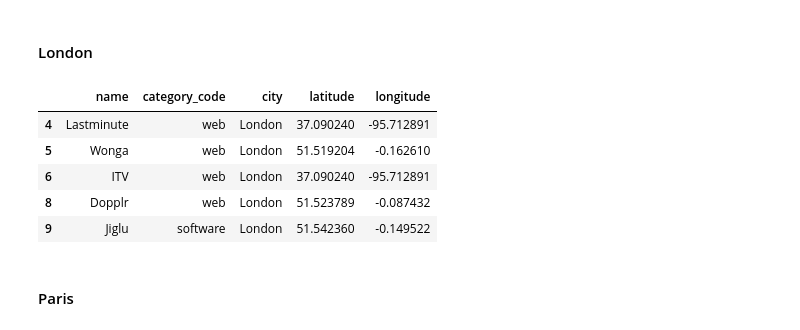
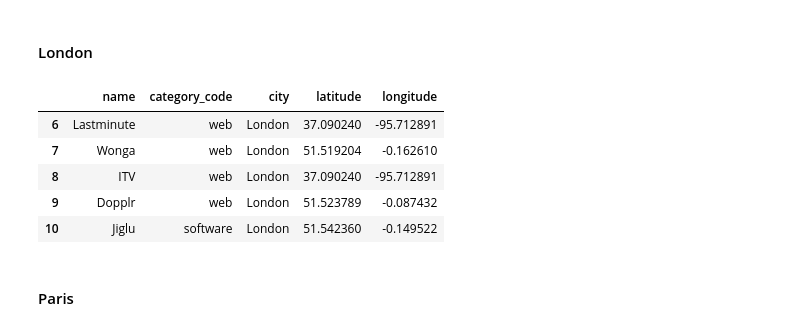
Before and after one commit to jperezllorente/geospatial-project, a Jupyter notebook: proyecto.ipynb, the cells around one changed output. Drawn from its saved outputs; the diff is of its cells as text; code cells hidden in the pictures.

```diff
--- a/proyecto.ipynb
+++ b/proyecto.ipynb
@@ -60,0 +49,24 @@ sf_df.head()
+# %%
+def collection(city, lim):
+
+    '''
+    This function extracts information from those companies(documents) of a MongoDB collection that fulfill the following conditions:
+        - The companies need to located in a specific city, which we set as argument depending in our interest.
+        - They have to operate in one of this fields: analytics, games-video, mobile, software or web
+
+    It takes as aruments the city we want to explore and the limit of obsevations we want
+
+    The function returns an object with the name, city, latitude and lonitude, and category of the company.
+
+    '''
+
+    x = pd.DataFrame(companies.find({"offices.city": city, "$or":[{"category_code": "games-video"},
+
+                                                       {"category_code": "mobile"}, {"category_code": "software"},
+
+                                                       {"category_code": "web"}]}, {
+
+    "name":1, "offices.city":1, "offices.latitude":1,
+    "offices.longitude":1, "category_code":1}).limit(lim))
+
+    return x
@@ -63,18 +105,18 @@ sf_df.head()
 # %%
-ln = collection("London", 30)
+ln = collection("London", 13)
 
 ln_df = fr.city_df(ln, "London")
 
 ln_df = ln_df.dropna(0, how = 'all', thresh = 4)
 
-ln_df.head()
+ln_df
 # %% [output]
 |  | name | category_code | city | latitude | longitude |
-| 4 | Lastminute | web | London | 37.090240 | -95.712891 |
-| 5 | Wonga | web | London | 51.519204 | -0.162610 |
-| 6 | ITV | web | London | 37.090240 | -95.712891 |
-| 8 | Dopplr | web | London | 51.523789 | -0.087432 |
-| 9 | Jiglu | software | London | 51.542360 | -0.149522 |
+| 6 | Lastminute | web | London | 37.090240 | -95.712891 |
+| 7 | Wonga | web | London | 51.519204 | -0.162610 |
+| 8 | ITV | web | London | 37.090240 | -95.712891 |
+| 9 | Dopplr | web | London | 51.523789 | -0.087432 |
+| 10 | Jiglu | software | London | 51.542360 | -0.149522 |
 # %% [markdown]
 #### Paris
 # %%
```
Also changed, not shown: parts of 120 cells of this notebook, 1 other file.
